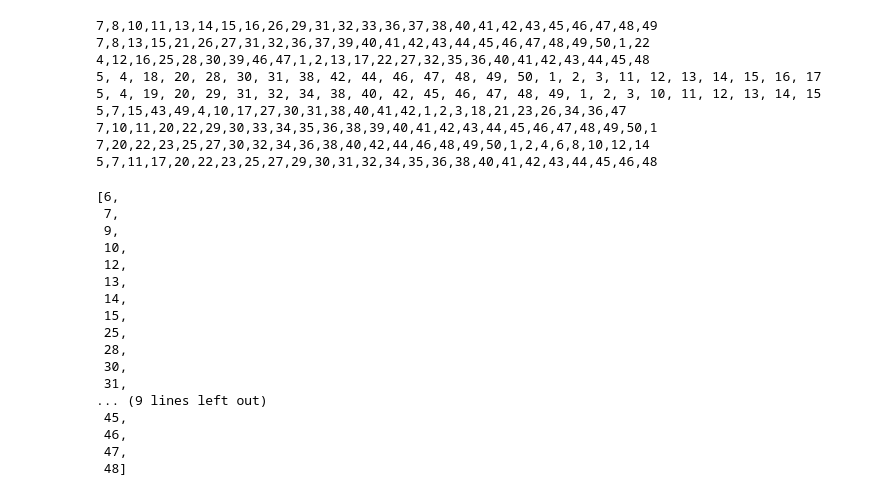
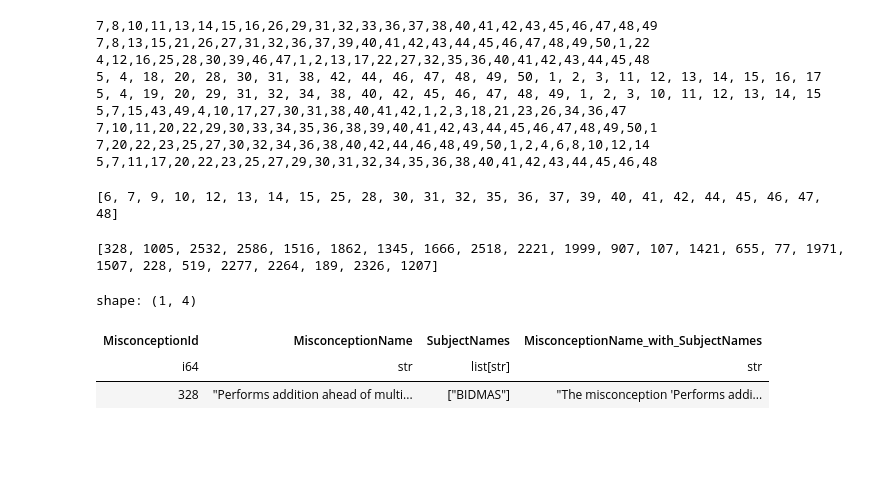
Before and after one commit to marumarukun/kaggle_eedi, a Jupyter notebook: exp/001/run.ipynb, the cells around one changed output. Cells and saved outputs as stored; diff of their text form; code cells hidden in the pictures; blank space fills up the shorter version.

```diff
--- a/exp/001/run.ipynb
+++ b/exp/001/run.ipynb
@@ -400,25 +402,26 @@ def extract_numbers(response_text):
     # インデックスは1始まりなので0始まりに変換
     return [num - 1 for num in numbers]
 
-extract_numbers("7,8,10,11,13,14,15,16,26,29,31,32,33,36,37,38,40,41,42,43,45,46,47,48,49")
+# 試しに使ってみる
+tmp = extract_numbers("7,8,10,11,13,14,15,16,26,29,31,32,33,36,37,38,40,41,42,43,45,46,47,48,49")
+print(tmp)
 # %% [output]
-[6,
- 7,
- 9,
- 10,
- 12,
- 13,
- 14,
- 15,
- 25,
- 28,
- 30,
- 31,
-... (9 lines left out)
- 45,
- 46,
- 47,
- 48]
+[6, 7, 9, 10, 12, 13, 14, 15, 25, 28, 30, 31, 32, 35, 36, 37, 39, 40, 41, 42, 44, 45, 46, 47, 48]
+# %%
+# top50idsから25個のmisconceptionを取得
+# top50ids[0][6]
+misconception_top25 = [top50ids[0][i]['corpus_id'] for i in tmp]
+
+print(misconception_top25)
+# %% [output]
+[328, 1005, 2532, 2586, 1516, 1862, 1345, 1666, 2518, 2221, 1999, 907, 107, 1421, 655, 77, 1971, 1507, 228, 519, 2277, 2264, 189, 2326, 1207]
+# %%
+mapping_meta_df[328]
+# %% [output]
+shape: (1, 4)
+| MisconceptionId | MisconceptionName | SubjectNames | MisconceptionName_with_SubjectNames |
+| i64 | str | list[str] | str |
+| 328 | "Performs addition ahead of multi... | ["BIDMAS"] | "The misconception 'Performs addi... |
 # %%
 # TODO: responseから数値を抽出 → その数値とtop50idsを使って何番のmisconceptionかを取得 → submission作成
 # TODO: このパイプラインをkaggle notebookで作成 → submit
```
Also changed, not shown: parts of 3 cells of this notebook, 3 other files.
